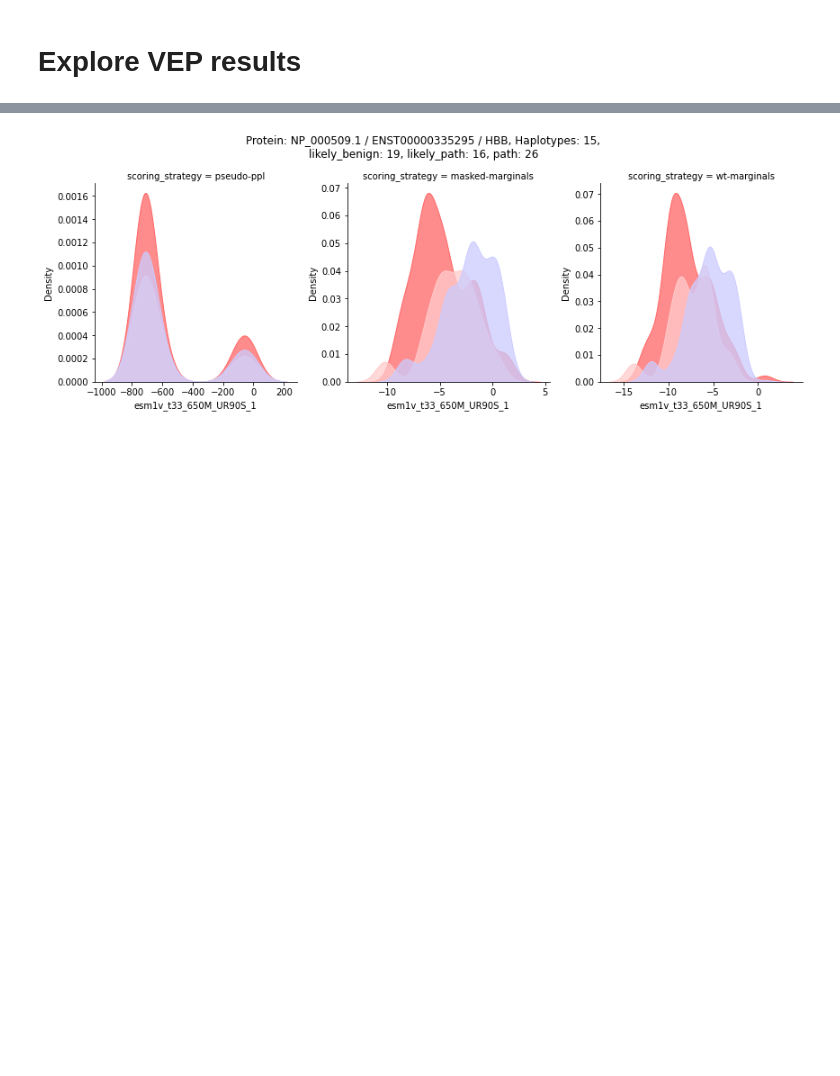
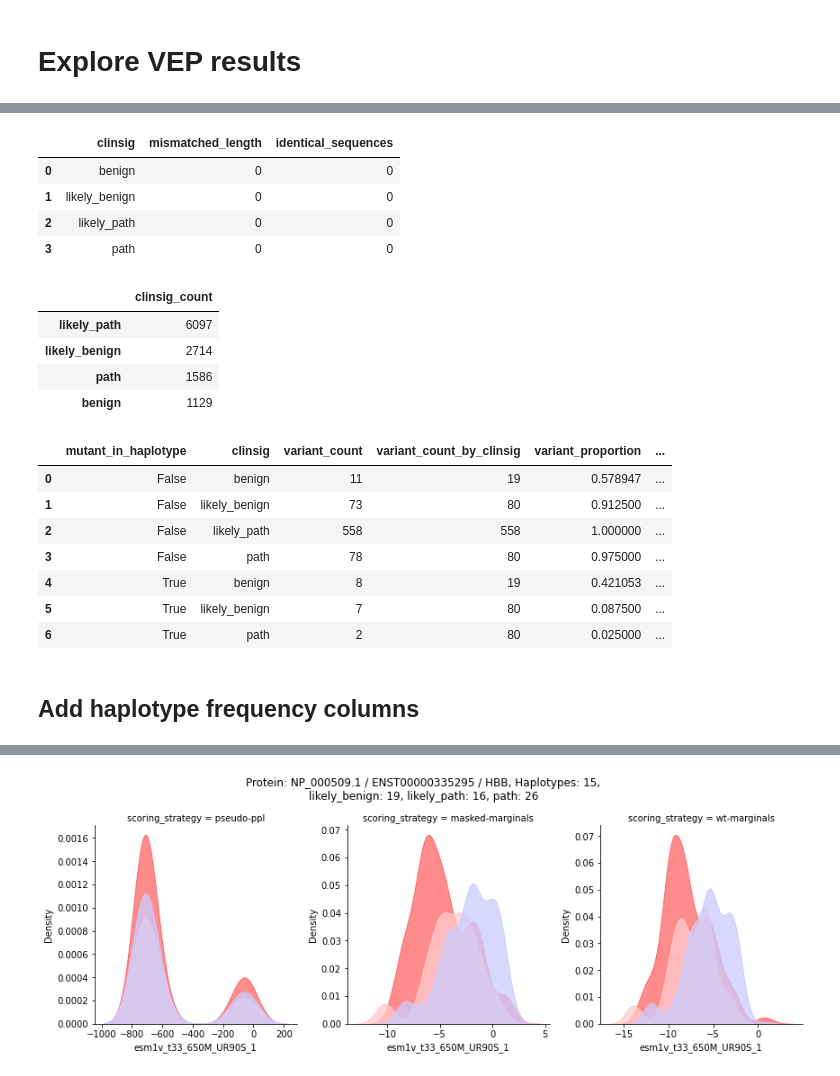
Before and after one commit to bschilder/VEP_protein, a Jupyter notebook: notebooks/haplosaurus.ipynb, the cells around one changed output, grey strips where cells are left out. Drawn from its saved outputs; the diff is of its cells as text; code cells hidden in the pictures; blank space fills up the shorter version.

```diff
--- a/notebooks/haplosaurus.ipynb
+++ b/notebooks/haplosaurus.ipynb
@@ -231,0 +196,24 @@ print(esm_vep['mutant_in_haplotype'].sum(),"rows where the mutant was already in
+# %%
+seq_check_df, clinsig_counts, mutant_in_haplotype = ESM.report_vep(esm_vep)
+display(seq_check_df, clinsig_counts, mutant_in_haplotype)
+# %% [output]
+|  | clinsig | mismatched_length | identical_sequences |
+| 0 | benign | 0 | 0 |
+| 1 | likely_benign | 0 | 0 |
+| 2 | likely_path | 0 | 0 |
+| 3 | path | 0 | 0 |
+|  | clinsig_count |
+| likely_path | 6097 |
+| likely_benign | 2714 |
+| path | 1586 |
+| benign | 1129 |
+|  | mutant_in_haplotype | clinsig | variant_count | variant_count_by_clinsig | variant_proportion | ... |
+| 0 | False | benign | 11 | 19 | 0.578947 | ... |
+| 1 | False | likely_benign | 73 | 80 | 0.912500 | ... |
+| 2 | False | likely_path | 558 | 558 | 1.000000 | ... |
+| 3 | False | path | 78 | 80 | 0.975000 | ... |
+| 4 | True | benign | 8 | 19 | 0.421053 | ... |
+| 5 | True | likely_benign | 7 | 80 | 0.087500 | ... |
+| 6 | True | path | 2 | 80 | 0.025000 | ... |
+# %% [markdown]
+## Add haplotype frequency columns
```
Also changed, not shown: parts of 11 cells of this notebook, 3 other files.
